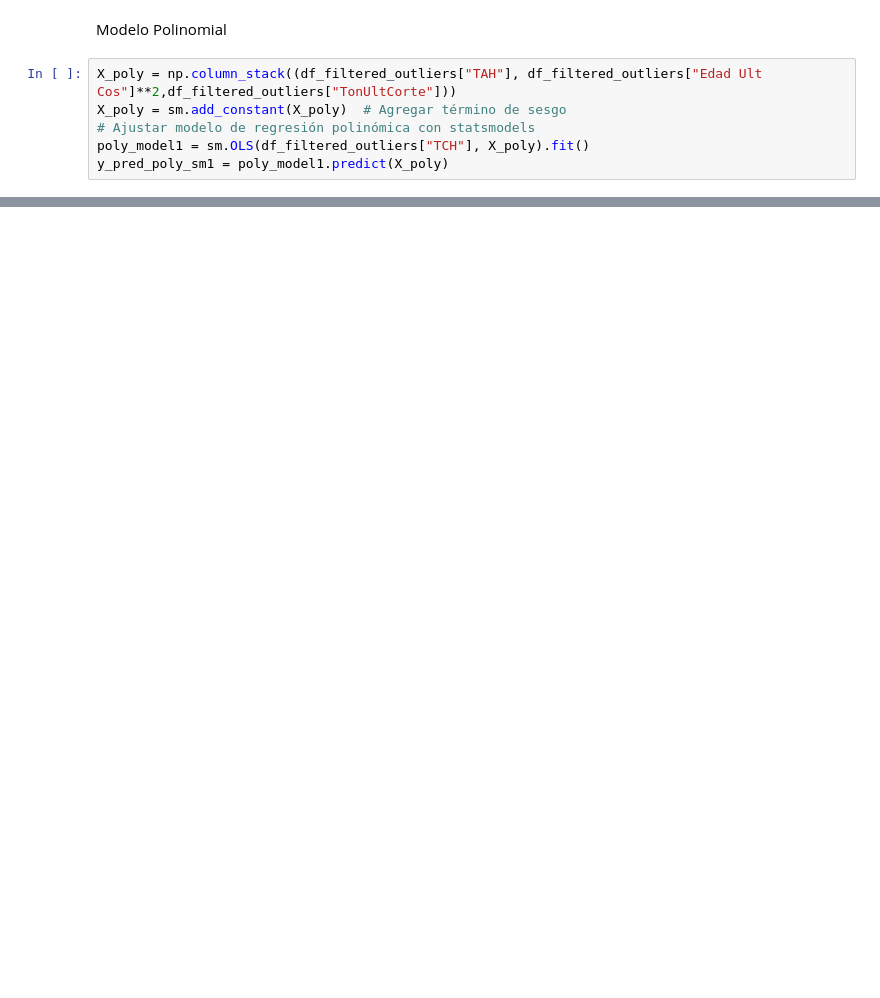
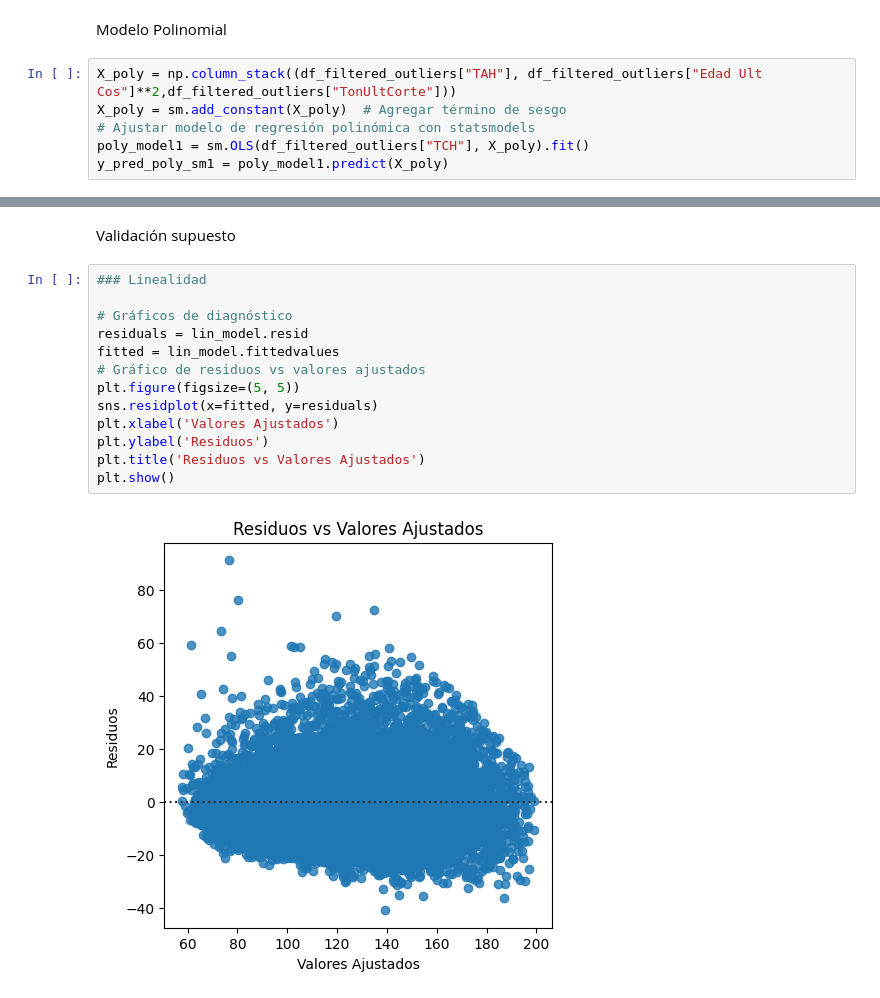
Before and after one commit to DavidCrespo72/AnalisisDatos, a Jupyter notebook: Taller_Final_AP_Aut_1.ipynb, the cells around one changed output, grey strips where cells are left out. Drawn from its saved outputs; the diff is of its cells as text; blank space fills up the shorter version.

```diff
--- a/Taller_Final_AP_Aut_1.ipynb
+++ b/Taller_Final_AP_Aut_1.ipynb
@@ -1003,3 +1025,20 @@ Notes:
 [1] Standard Errors assume that the covariance matrix of the errors is correctly specified.
 [2] The condition number is large, 7.83e+03. This might indicate that there are
 strong multicollinearity or other numerical problems.
+# %% [markdown]
+Validación supuesto
+# %%
+### Linealidad
+
+# Gráficos de diagnóstico
+residuals = lin_model.resid
+fitted = lin_model.fittedvalues
+# Gráfico de residuos vs valores ajustados
+plt.figure(figsize=(5, 5))
+sns.residplot(x=fitted, y=residuals)
+plt.xlabel('Valores Ajustados')
+plt.ylabel('Residuos')
+plt.title('Residuos vs Valores Ajustados')
+plt.show()
+# %% [output]
+[figure, added]
```
Also changed, not shown: parts of 17 cells of this notebook.
